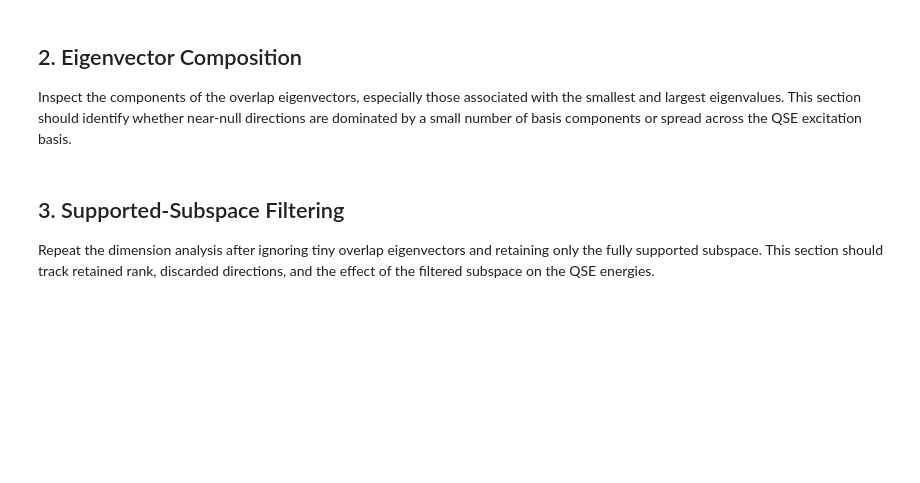
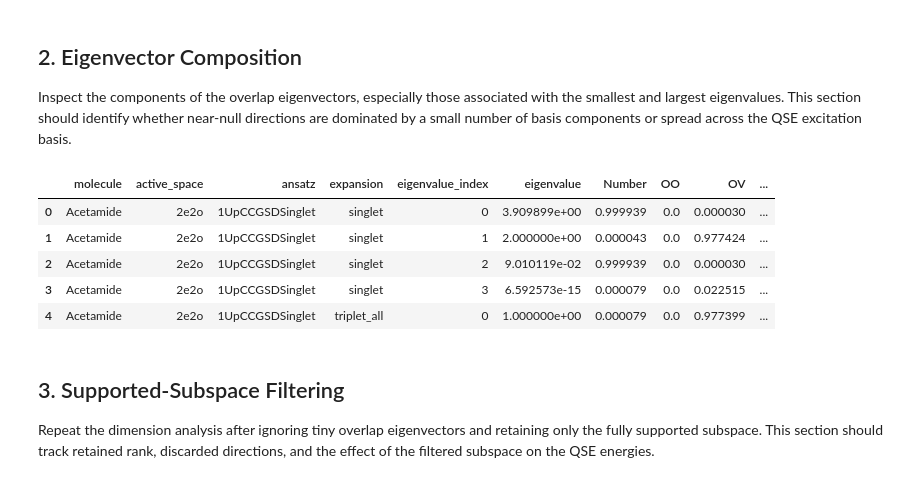
Before and after one commit to naythanyeo/qse-practical-analysis, a Jupyter notebook: notebooks/02_dimensions_analysis.ipynb, the cells around one changed output. Drawn from its saved outputs; the diff is of its cells as text; code cells hidden in the pictures; blank space fills up the shorter version.

Commit message:
Added operator functions to help classify eigenvectors

```diff
--- a/notebooks/02_dimensions_analysis.ipynb
+++ b/notebooks/02_dimensions_analysis.ipynb
@@ -60,7 +62,7 @@ figs = []
 
 for active_space in active_spaces:
     singlet_data = overlap_eigenvalue_dict(df_sv, active_space, "singlet")
-    triplet_data = overlap_eigenvalue_dict(df_sv, active_space, "triplet")
+    triplet_data = overlap_eigenvalue_dict(df_sv, active_space, "triplet_all")
 
     eigenvalue_spreads[active_space] = {
         "singlet": singlet_data,
@@ -81,6 +83,31 @@ show_scrollable_figs(figs)
 ## 2. Eigenvector Composition
 
 Inspect the components of the overlap eigenvectors, especially those associated with the smallest and largest eigenvalues. This section should identify whether near-null directions are dominated by a small number of basis components or spread across the QSE excitation basis.
+# %%
+from notebook_utils.operators import OPERATOR_CLASSES, get_qse_operator_label
+
+
+operator_labels = {}
+
+for active_space in active_spaces:
+    singlet_labels, triplet_labels = get_qse_operator_label(active_space)
+    operator_labels[active_space] = {
+        "singlet": singlet_labels,
+        "triplet_all": triplet_labels,
+    }
+
+"""
+TBC add in the function that
+inputs S matrix
+outputs the eigenvector spread as a dictionary
+"""
+# %% [output]
+|  | molecule | active_space | ansatz | expansion | eigenvalue_index | eigenvalue | Number | OO | OV | ... |
+| 0 | Acetamide | 2e2o | 1UpCCGSDSinglet | singlet | 0 | 3.909899e+00 | 0.999939 | 0.0 | 0.000030 | ... |
+| 1 | Acetamide | 2e2o | 1UpCCGSDSinglet | singlet | 1 | 2.000000e+00 | 0.000043 | 0.0 | 0.977424 | ... |
+| 2 | Acetamide | 2e2o | 1UpCCGSDSinglet | singlet | 2 | 9.010119e-02 | 0.999939 | 0.0 | 0.000030 | ... |
+| 3 | Acetamide | 2e2o | 1UpCCGSDSinglet | singlet | 3 | 6.592573e-15 | 0.000079 | 0.0 | 0.022515 | ... |
+| 4 | Acetamide | 2e2o | 1UpCCGSDSinglet | triplet_all | 0 | 1.000000e+00 | 0.000079 | 0.0 | 0.977399 | ... |
 # %% [markdown]
 ## 3. Supported-Subspace Filtering
 
```
Also changed, not shown: parts of 1 cell of this notebook, 2 other files.
